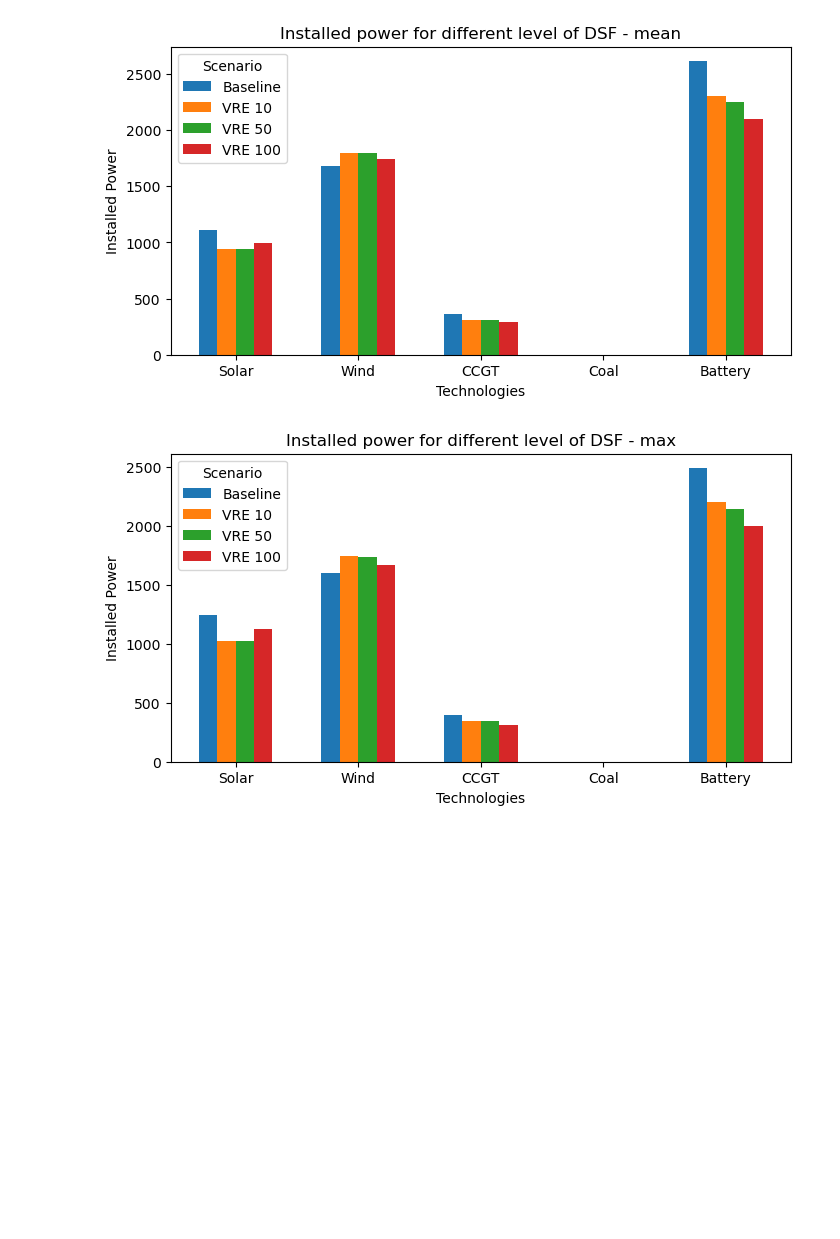
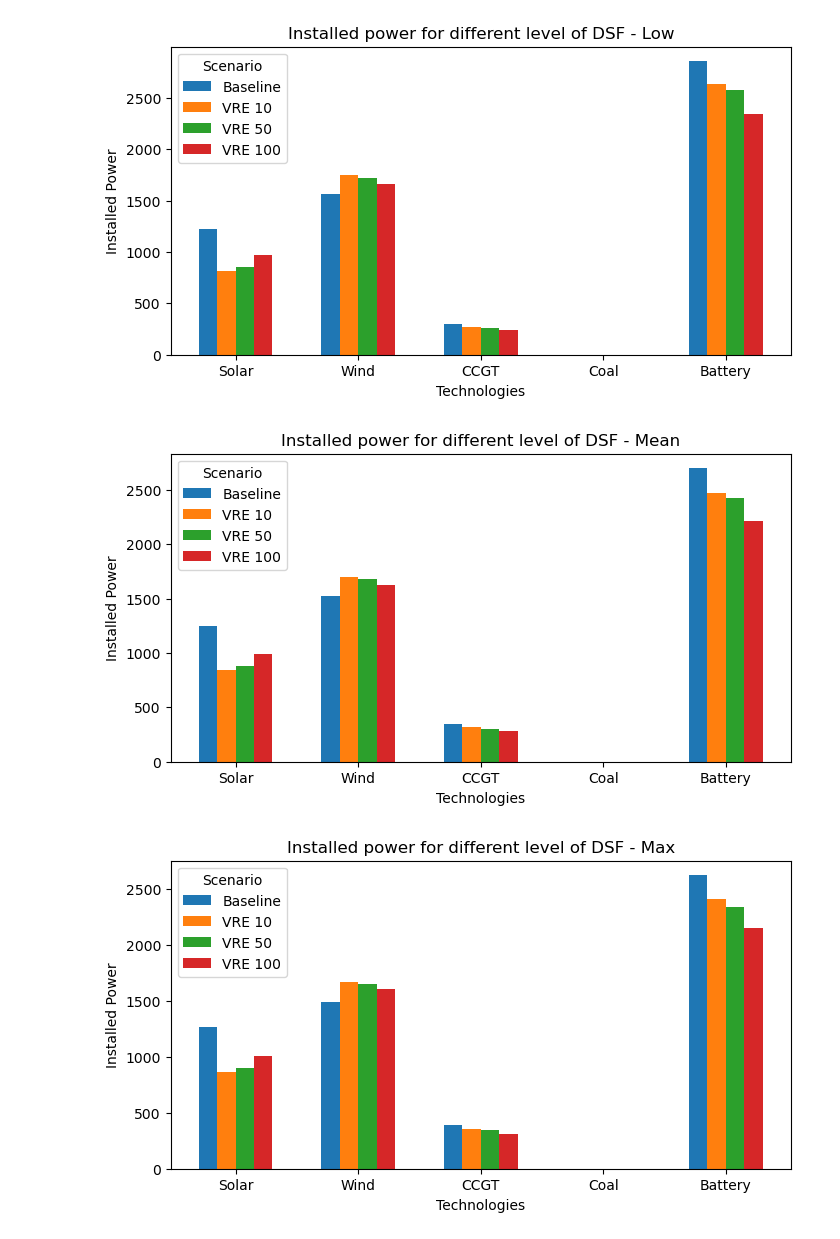
Before and after one commit to aguenard92/DSF_optimization, a Jupyter notebook: Results/post_process_final.ipynb, the cells around one changed output. Saved outputs shown, nothing was run; the diff lists cells and outputs as text; code cells hidden in the pictures; blank space fills up the shorter version.

```diff
--- a/Results/post_process_final.ipynb
+++ b/Results/post_process_final.ipynb
@@ -5,7 +5,7 @@ import matplotlib.pyplot as plt
 # %%
 name_demand_flex_input = ["demand_flex0_vre0", "demand_flex50_vre0", "demand_flex50_vre50",
 "demand_flex50_vre100", "demand_flex100_vre0", "demand_flex100_vre50", "demand_flex100_vre100"]
-price_scenario_ls = [ "Low", "mean", "max"]
+price_scenario_ls = [ "Low", "Mean", "Max"]
 main_folder = '/Users/adrienguenard/Desktop/MIT/2.AeroAstro/IDS.522/Project/1.WIP/DSF/DSF_optimization/Results'
 
 
@@ -13,7 +13,7 @@ main_folder = '/Users/adrienguenard/Desktop/MIT/2.AeroAstro/IDS.522/Project/1.WI
 for price in price_scenario_ls:
     for flex_scenario in name_demand_flex_input:
 
-        csv_file_path = f"{main_folder}/{price}/profiles_{flex_scenario}.csv"
+        csv_file_path = f"{main_folder}/{price}_cost/profiles_{flex_scenario}.csv"
 
         df = pd.read_csv(csv_file_path)
         df.reset_index(drop=True, inplace=True)
@@ -60,8 +60,8 @@ for price in price_scenario_ls:
 # %%
-name_demand_flex_input = ["summed_demand_flex0_vre0", "demand_flex50_vre0", "demand_flex50_vre50",
+name_demand_flex_input = ["demand_flex0_vre0", "demand_flex50_vre0", "demand_flex50_vre50",
 "demand_flex50_vre100"]
-price_scenario_ls = [ "mean", "max"]
-main_folder = '/Users/adrienguenard/Desktop/MIT/2.AeroAstro/IDS.522/Project/1.WIP/DSF/DSF_optimization/Results/Final_results'
+price_scenario_ls = ["Low", "Mean", "Max"]
+main_folder = '/Users/adrienguenard/Desktop/MIT/2.AeroAstro/IDS.522/Project/1.WIP/DSF/DSF_optimization/Results'
 
 
 
@@ -70,45 +70,42 @@ for price in price_scenario_ls:
 
     for i, flex_scenario in enumerate(name_demand_flex_input):
 
-        csv_file_path = f"{main_folder}/{price}/Power{flex_scenario}.csv"
-
-
+        csv_file_path = f"{main_folder}/{price}_cost/power_{flex_scenario}.csv"
 
 
         df = pd.read_csv(csv_file_path)
         df.reset_index(drop=True, inplace=True)
 
         matrix_Power[:,i] = df["Installed Power"]
 
 
 
     categories = ['Solar', 'Wind', 'CCGT', 'Coal', 'Battery']
     legend_labels = ["Baseline", 'VRE 10', 'VRE 50', 'VRE 100']
 
     #Plotting
     fig, ax = plt.subplots(figsize=(8, 4))
 
     bar_width = 0.15  # Adjust the width of each bar
     #space_between_groups = 0.4  # Adjust the space between groups
     bar_positions = np.arange(len(categories))
 
     for i, label in enumerate(legend_labels):
         bars = ax.bar(bar_positions + i * (bar_width ), matrix_Power[:, i], bar_width, label=label)
 
     # Customize the plot
     ax.set_xticks(bar_positions + (len(legend_labels) - 1) * (bar_width ) / 2)
     ax.set_xticklabels(categories)
     ax.legend(title='Scenario')
     ax.set_xlabel('Technologies')
     ax.set_ylabel('Installed Power')
     ax.set_title(f'Installed power for different level of DSF - {price}')
 
     plt.show()
-
-    plt.show()
 # %% [output]
-[figure, old version]
+[figure, new version]
-[figure, old version]
+[figure, new version]
+[figure, added]
 # %%
 class compute_mix_price:
     def __init__(self, main_folder) -> None:
```
Also changed, not shown: parts of 7 cells of this notebook.
